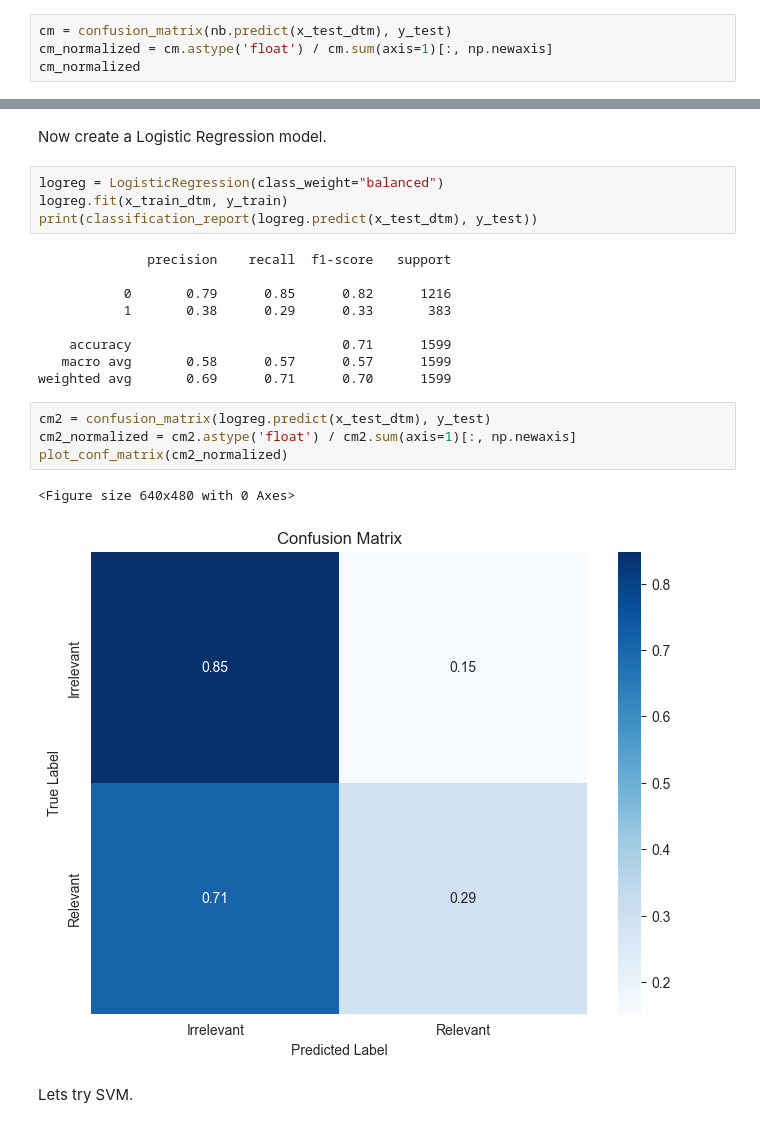
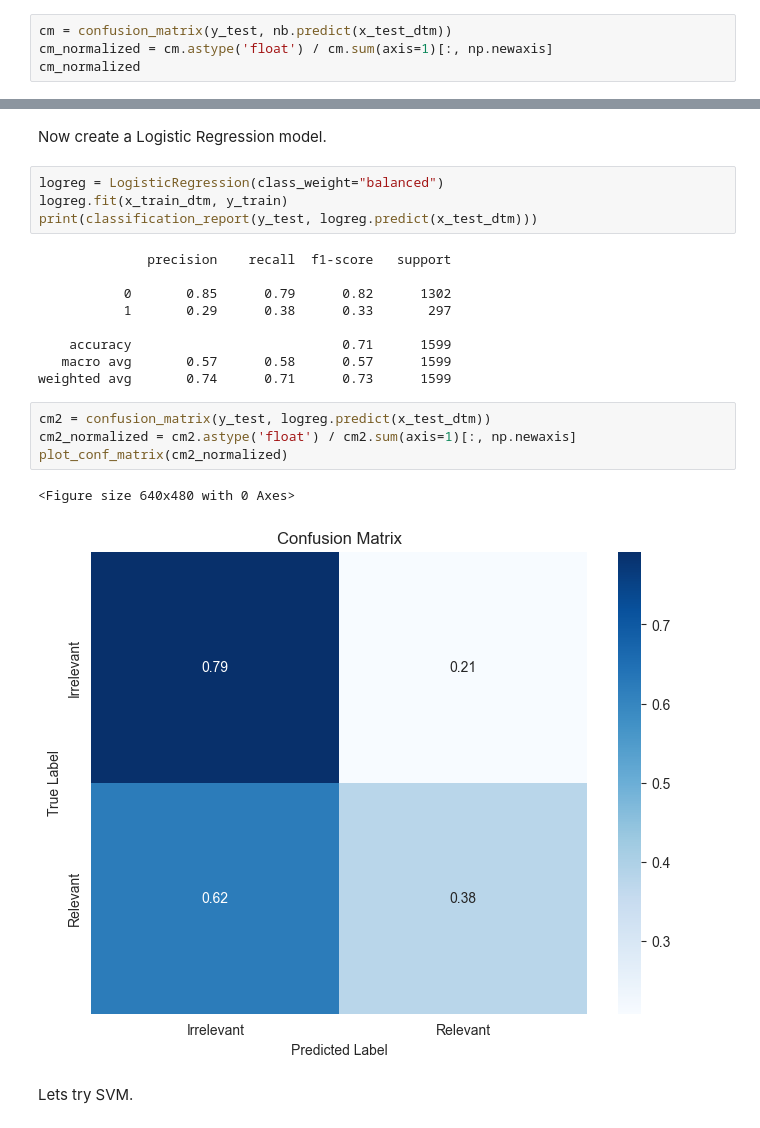
Before and after one commit to Ernestotle/Text-Classification-with-NB-LR-and-SVM, a Jupyter notebook: Text Classifiction.ipynb, the cells around one changed output, grey strips where cells are left out. Cells and saved outputs as stored; diff of their text form.

```diff
--- a/Text Classifiction.ipynb
+++ b/Text Classifiction.ipynb
@@ -138,7 +138,7 @@ weighted avg       0.70      0.71      0.68      1599
 # %% [markdown]
 Visualize the confusion matrix.
 # %%
-cm = confusion_matrix(nb.predict(x_test_dtm), y_test)
+cm = confusion_matrix(y_test, nb.predict(x_test_dtm))
 cm_normalized = cm.astype('float') / cm.sum(axis=1)[:, np.newaxis]
 cm_normalized
 # %% [output]
@@ -163,23 +163,23 @@ Now create a Logistic Regression model.
 # %%
 logreg = LogisticRegression(class_weight="balanced")
 logreg.fit(x_train_dtm, y_train)
-print(classification_report(logreg.predict(x_test_dtm), y_test))
+print(classification_report(y_test, logreg.predict(x_test_dtm)))
 # %% [output]
               precision    recall  f1-score   support
 
-           0       0.79      0.85      0.82      1216
-           1       0.38      0.29      0.33       383
+           0       0.85      0.79      0.82      1302
+           1       0.29      0.38      0.33       297
 
     accuracy                           0.71      1599
-   macro avg       0.58      0.57      0.57      1599
-weighted avg       0.69      0.71      0.70      1599
+   macro avg       0.57      0.58      0.57      1599
+weighted avg       0.74      0.71      0.73      1599
 # %%
-cm2 = confusion_matrix(logreg.predict(x_test_dtm), y_test)
+cm2 = confusion_matrix(y_test, logreg.predict(x_test_dtm))
 cm2_normalized = cm2.astype('float') / cm2.sum(axis=1)[:, np.newaxis]
 plot_conf_matrix(cm2_normalized)
 # %% [output]
 <Figure size 640x480 with 0 Axes>
-[figure, old version]
+[figure, new version]
 # %% [markdown]
 Lets try SVM.
 # %%
```
Also changed, not shown: parts of 4 cells of this notebook.
